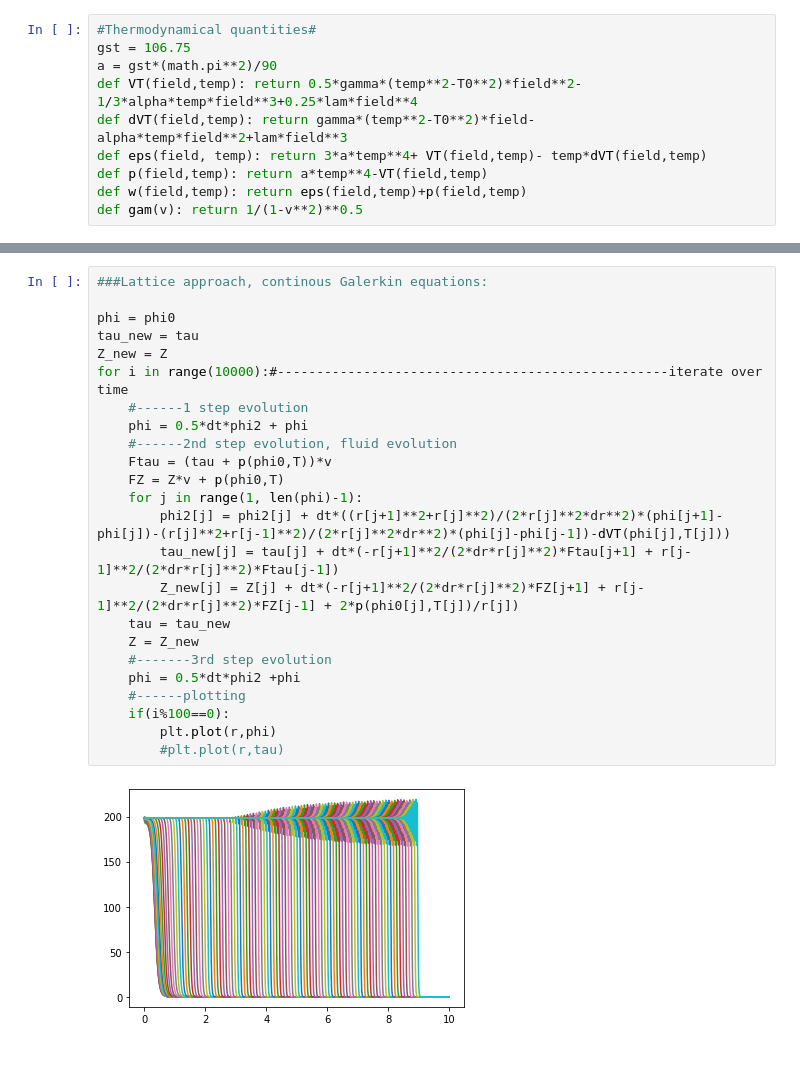
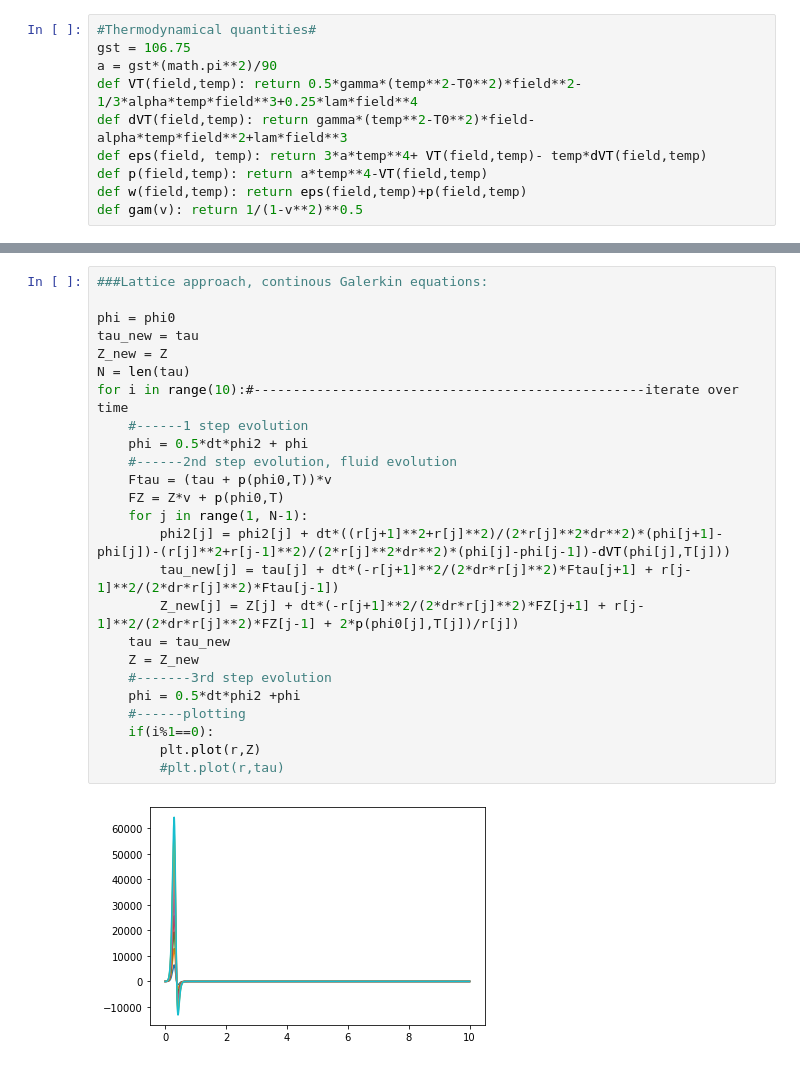
Before and after one commit to mamerchandmedi/lattice, a Jupyter notebook: Field_equation_v2.ipynb, the cells around one changed output, grey strips where cells are left out. Drawn from its saved outputs; the diff is of its cells as text.

```diff
--- a/Field_equation_v2.ipynb
+++ b/Field_equation_v2.ipynb
@@ -75,29 +75,30 @@ plt.show()
 # %%
 ###Lattice approach, continous Galerkin equations:
 
 phi = phi0
 tau_new = tau
 Z_new = Z
-for i in range(10000):#--------------------------------------------------iterate over time
+N = len(tau)
+for i in range(10):#--------------------------------------------------iterate over time
     #------1 step evolution
     phi = 0.5*dt*phi2 + phi
     #------2nd step evolution, fluid evolution
     Ftau = (tau + p(phi0,T))*v
     FZ = Z*v + p(phi0,T)
-    for j in range(1, len(phi)-1):
+    for j in range(1, N-1):
         phi2[j] = phi2[j] + dt*((r[j+1]**2+r[j]**2)/(2*r[j]**2*dr**2)*(phi[j+1]-phi[j])-(r[j]**2+r[j-1]**2)/(2*r[j]**2*dr**2)*(phi[j]-phi[j-1])-dVT(phi[j],T[j]))
         tau_new[j] = tau[j] + dt*(-r[j+1]**2/(2*dr*r[j]**2)*Ftau[j+1] + r[j-1]**2/(2*dr*r[j]**2)*Ftau[j-1])
         Z_new[j] = Z[j] + dt*(-r[j+1]**2/(2*dr*r[j]**2)*FZ[j+1] + r[j-1]**2/(2*dr*r[j]**2)*FZ[j-1] + 2*p(phi0[j],T[j])/r[j])
     tau = tau_new
     Z = Z_new
     #-------3rd step evolution
     phi = 0.5*dt*phi2 +phi
     #------plotting
-    if(i%100==0):
-        plt.plot(r,phi)
+    if(i%1==0):
+        plt.plot(r,Z)
         #plt.plot(r,tau)
 # %% [output]
-[figure, old version]
+[figure, new version]
 # %%
 ###Lattice approach, discontinous Galerkin equations:
 
```
Also changed, not shown: parts of 5 cells of this notebook.
